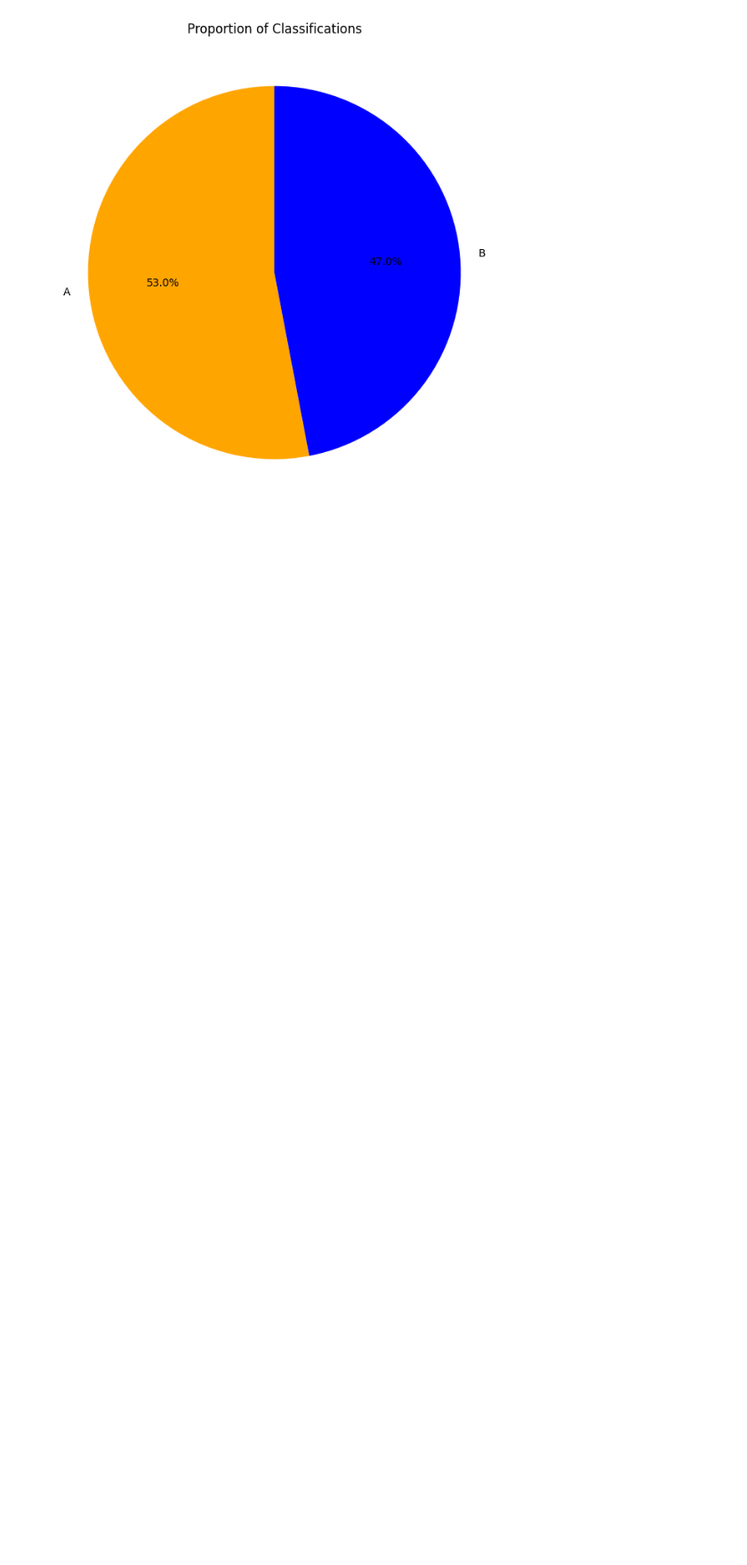
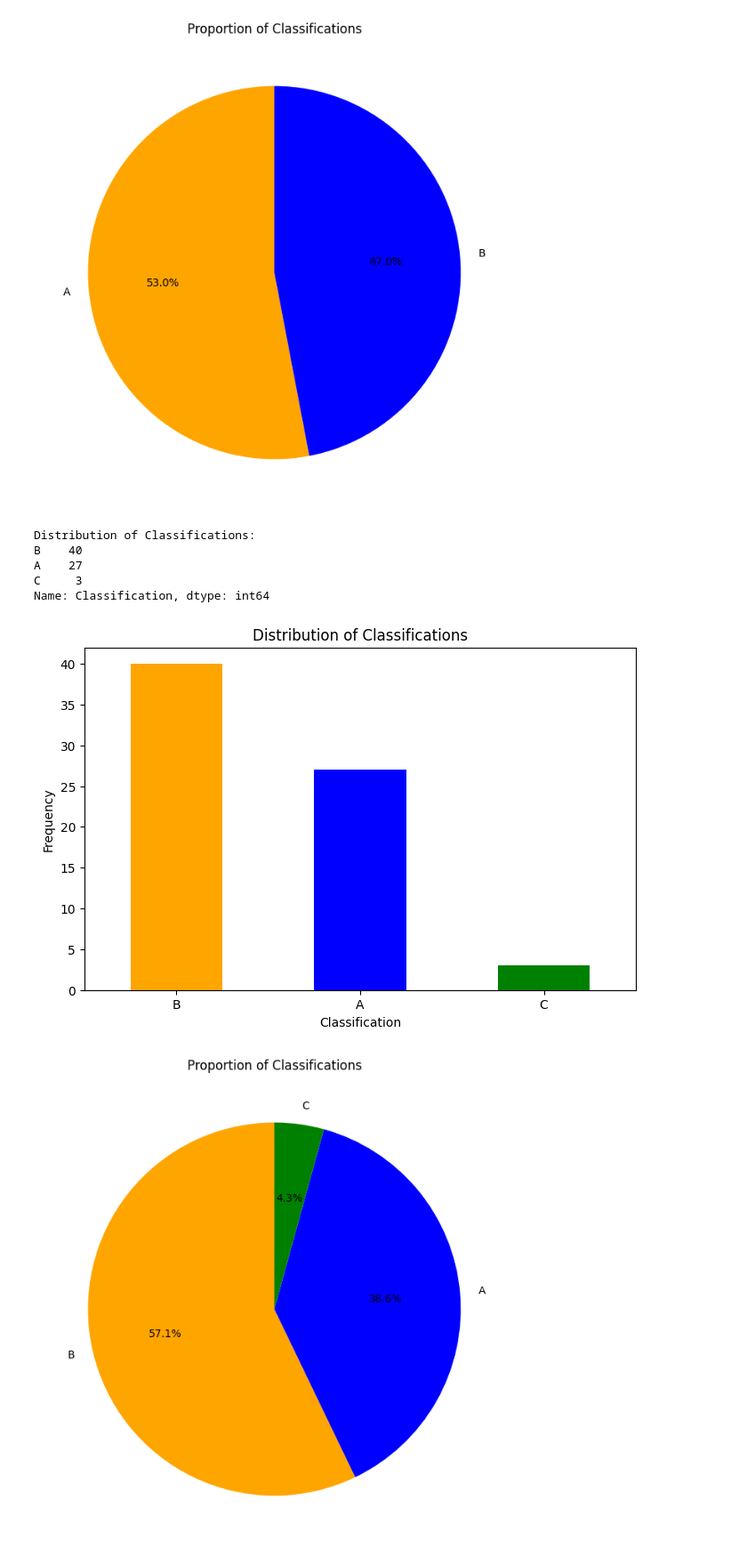
Before and after one commit to margaritaradeva/GroupPr, a Jupyter notebook: evaluation/classification_bgmodels.ipynb, the cells around one changed output. Shown: that part at 89% size. Drawn from its saved outputs; the diff is of its cells as text; code cells hidden in the pictures; blank space fills up the shorter version.

Commit message:
added the second visualisaiton for MistralSimpleQA

```diff
--- a/evaluation/classification_bgmodels.ipynb
+++ b/evaluation/classification_bgmodels.ipynb
@@ -30,3 +30,36 @@ B    47
 Name: Classification, dtype: int64
 [figure]
 [figure]
+# %%
+import pandas as pd
+import matplotlib.pyplot as plt
+
+filename = "../data/output_evaluation/bg/triviaqaSimpleQA-Mistral.csv"
+df = pd.read_csv(filename)
+
+distribution = df['Classification'].value_counts()
+print("Distribution of Classifications:")
+print(distribution)
+
+
+plt.figure(figsize=(8, 5))
+distribution.plot(kind='bar', color=['orange', 'blue', 'green'])
+plt.title('Distribution of Classifications')
+plt.xlabel('Classification')
+plt.ylabel('Frequency')
+plt.xticks(rotation=0)
+plt.show()
+
+plt.figure(figsize=(8, 8))
+distribution.plot(kind='pie', autopct='%1.1f%%', startangle=90, colors=['orange', 'blue', 'green'])
+plt.title('Proportion of Classifications')
+plt.ylabel('')
+plt.show()
+# %% [output]
+Distribution of Classifications:
+B    40
+A    27
+C     3
+Name: Classification, dtype: int64
+[figure, added]
+[figure, added]
```
